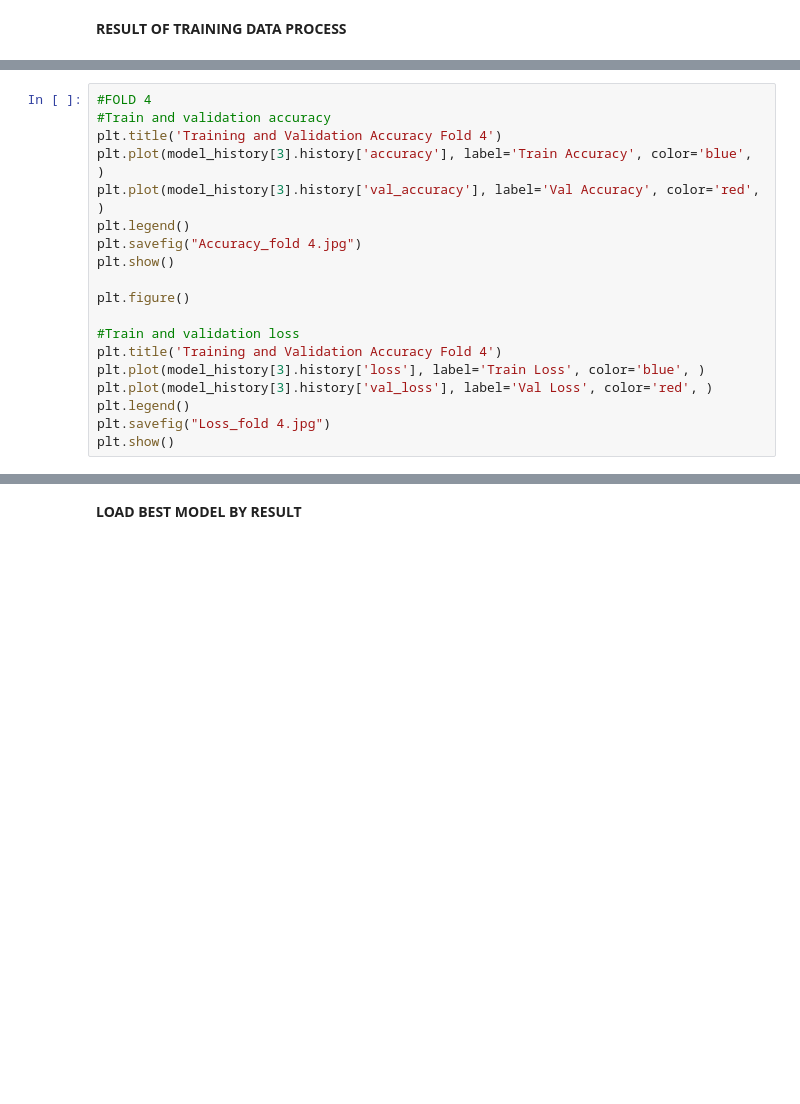
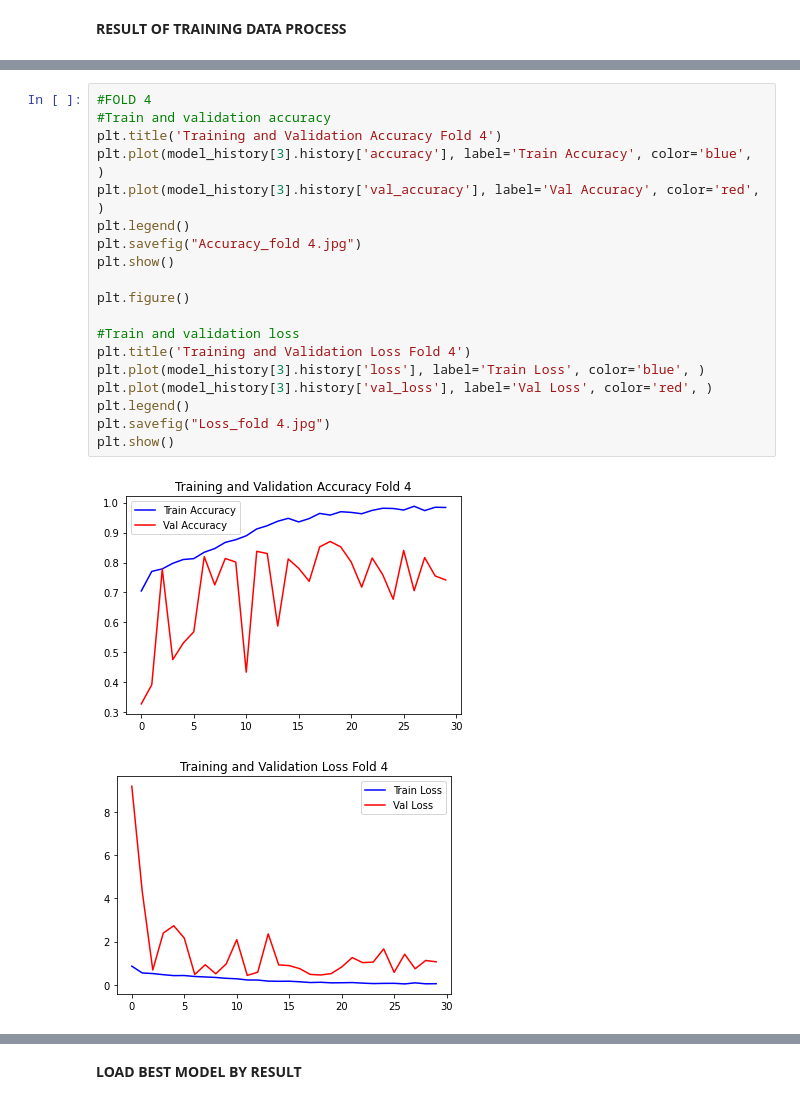
Before and after one commit to avishatr/TA, a Jupyter notebook: alexnet-corn-or-maize-disease-detectection.ipynb, the cells around one changed output, grey strips where cells are left out. Cells and saved outputs as stored; diff of their text form; blank space fills up the shorter version.

```diff
--- a/alexnet-corn-or-maize-disease-detectection.ipynb
+++ b/alexnet-corn-or-maize-disease-detectection.ipynb
@@ -273,22 +348,25 @@ plt.show()
 # %%
 #FOLD 4
 #Train and validation accuracy
 plt.title('Training and Validation Accuracy Fold 4')
 plt.plot(model_history[3].history['accuracy'], label='Train Accuracy', color='blue', )
 plt.plot(model_history[3].history['val_accuracy'], label='Val Accuracy', color='red', )
 plt.legend()
 plt.savefig("Accuracy_fold 4.jpg")
 plt.show()
 
 plt.figure()
 
 #Train and validation loss
-plt.title('Training and Validation Accuracy Fold 4')
+plt.title('Training and Validation Loss Fold 4')
 plt.plot(model_history[3].history['loss'], label='Train Loss', color='blue', )
 plt.plot(model_history[3].history['val_loss'], label='Val Loss', color='red', )
 plt.legend()
 plt.savefig("Loss_fold 4.jpg")
 plt.show()
+# %% [output]
+[figure, added]
+[figure, added]
 # %%
 #FOLD 5
 #Train and validation accuracy
```
Also changed, not shown: parts of 16 cells of this notebook.
